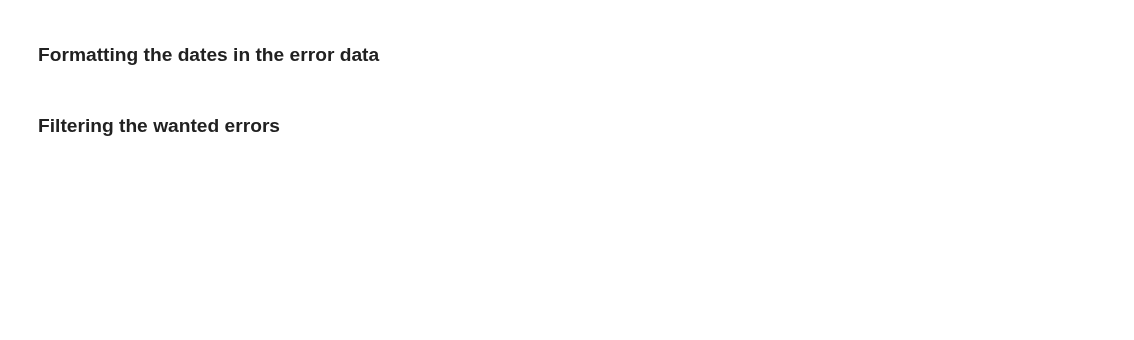
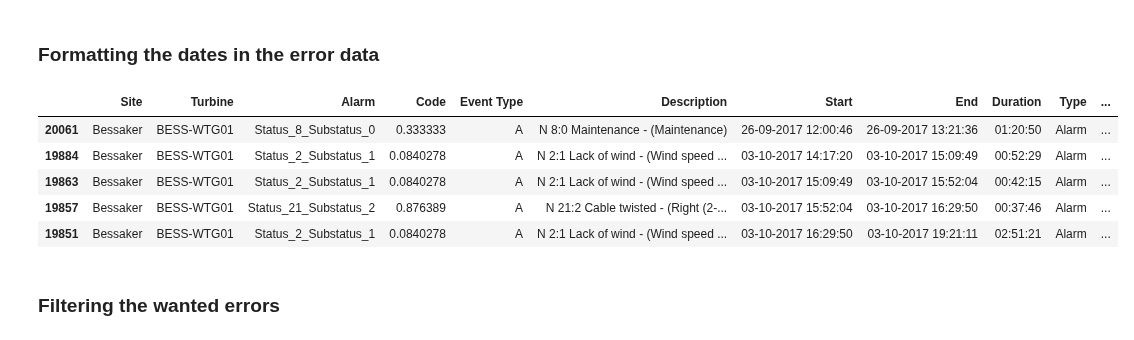
Before and after one commit to StianIsmar/project-thesis, a Jupyter notebook: TE/fill_in_blanks.ipynb, the cells around one changed output. Cells and saved outputs as stored; diff of their text form; code cells hidden in the pictures; blank space fills up the shorter version.

```diff
--- a/TE/fill_in_blanks.ipynb
+++ b/TE/fill_in_blanks.ipynb
@@ -172,7 +180,14 @@ def format_dates(dataframe):
 # %%
 df_log_WT01 = format_dates(df_log_WT01)
-df_log_WT01.shape
+
 df_log_WT01.head()
+# %% [output]
+|  | Site | Turbine | Alarm | Code | Event Type | Description | Start | End | Duration | Type | ... |
+| 20061 | Bessaker | BESS-WTG01 | Status_8_Substatus_0 | 0.333333 | A | N 8:0 Maintenance - (Maintenance) | 26-09-2017 12:00:46 | 26-09-2017 13:21:36 | 01:20:50 | Alarm | ... |
+| 19884 | Bessaker | BESS-WTG01 | Status_2_Substatus_1 | 0.0840278 | A | N 2:1 Lack of wind - (Wind speed ... | 03-10-2017 14:17:20 | 03-10-2017 15:09:49 | 00:52:29 | Alarm | ... |
+| 19863 | Bessaker | BESS-WTG01 | Status_2_Substatus_1 | 0.0840278 | A | N 2:1 Lack of wind - (Wind speed ... | 03-10-2017 15:09:49 | 03-10-2017 15:52:04 | 00:42:15 | Alarm | ... |
+| 19857 | Bessaker | BESS-WTG01 | Status_21_Substatus_2 | 0.876389 | A | N 21:2 Cable twisted - (Right (2-... | 03-10-2017 15:52:04 | 03-10-2017 16:29:50 | 00:37:46 | Alarm | ... |
+| 19851 | Bessaker | BESS-WTG01 | Status_2_Substatus_1 | 0.0840278 | A | N 2:1 Lack of wind - (Wind speed ... | 03-10-2017 16:29:50 | 03-10-2017 19:21:11 | 02:51:21 | Alarm | ... |
 # %% [markdown]
 ### Filtering the wanted errors
 # %%
```
Also changed, not shown: parts of 6 cells of this notebook.
